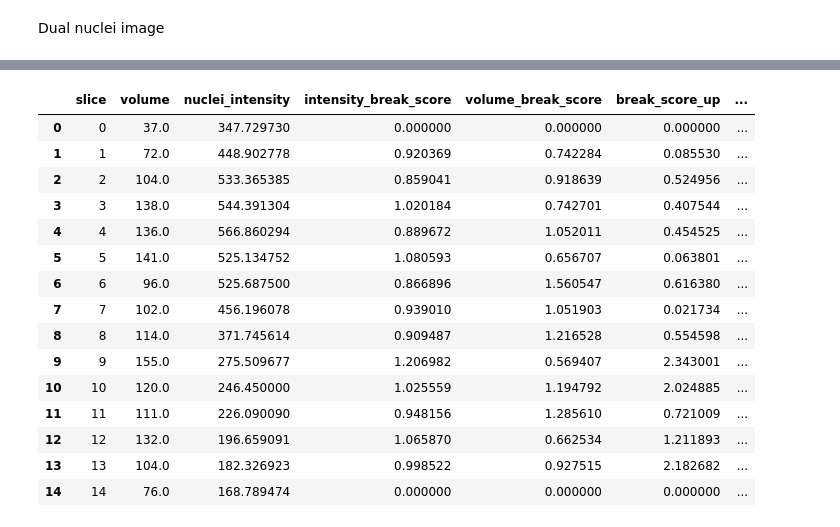
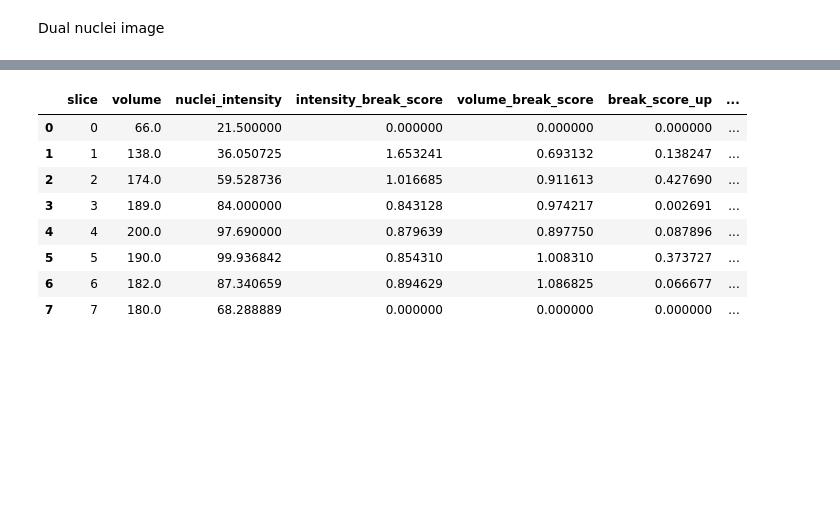
Before and after one commit to SuijkerbuijkLab/NucLogic, a Jupyter notebook: miscellaneous/stitching.ipynb, the cells around one changed output, grey strips where cells are left out. Cells and saved outputs as stored; diff of their text form; code cells hidden in the pictures; blank space fills up the shorter version.

```diff
--- a/miscellaneous/stitching.ipynb
+++ b/miscellaneous/stitching.ipynb
@@ -386,47 +1185,40 @@ def calculate_3d_properties(df_3d_props):
 # %%
 # Method 2: Access the actual list value
-cell = 107
+cell = 79
 intensity = (df_3d_props_fixed[df_3d_props_fixed["3d_label"] == cell][
     "nuclei_intensity"
 ].values[0])
 intensity_break = (df_3d_props_fixed[df_3d_props_fixed["3d_label"] == cell]["intensity_break_score"].values[0])
 volume = df_3d_props_fixed[df_3d_props_fixed["3d_label"] == cell]["volumes"].values[0]
 volume_break = (df_3d_props_fixed[df_3d_props_fixed["3d_label"] == cell]["volumes_break_score"].values[0])
 break_score_up = (df_3d_props_fixed[df_3d_props_fixed["3d_label"] == cell]["break_score_up"].values[0])
 break_score_down = (df_3d_props_fixed[df_3d_props_fixed["3d_label"] == cell]["break_score_down"].values[0])
 final_score = (df_3d_props_fixed[df_3d_props_fixed["3d_label"] == cell]["final_break_score"].values[0])
 
 # create df of this and display
 df_cell_detail = pd.DataFrame(
     {
         "slice": range(len(volume)),
         "volume": volume,
         "nuclei_intensity": intensity,
         "intensity_break_score": intensity_break,
         "volume_break_score": volume_break,
         "break_score_up": break_score_up,
         "break_score_down": break_score_down,
         "final_break_score": final_score,
     }
 )
 
 
 
 display(df_cell_detail)
 # %% [output]
 |  | slice | volume | nuclei_intensity | intensity_break_score | volume_break_score | break_score_up | ... |
-| 0 | 0 | 37.0 | 347.729730 | 0.000000 | 0.000000 | 0.000000 | ... |
-| 1 | 1 | 72.0 | 448.902778 | 0.920369 | 0.742284 | 0.085530 | ... |
-| 2 | 2 | 104.0 | 533.365385 | 0.859041 | 0.918639 | 0.524956 | ... |
-| 3 | 3 | 138.0 | 544.391304 | 1.020184 | 0.742701 | 0.407544 | ... |
-| 4 | 4 | 136.0 | 566.860294 | 0.889672 | 1.052011 | 0.454525 | ... |
-| 5 | 5 | 141.0 | 525.134752 | 1.080593 | 0.656707 | 0.063801 | ... |
-| 6 | 6 | 96.0 | 525.687500 | 0.866896 | 1.560547 | 0.616380 | ... |
-| 7 | 7 | 102.0 | 456.196078 | 0.939010 | 1.051903 | 0.021734 | ... |
-| 8 | 8 | 114.0 | 371.745614 | 0.909487 | 1.216528 | 0.554598 | ... |
-| 9 | 9 | 155.0 | 275.509677 | 1.206982 | 0.569407 | 2.343001 | ... |
-| 10 | 10 | 120.0 | 246.450000 | 1.025559 | 1.194792 | 2.024885 | ... |
-| 11 | 11 | 111.0 | 226.090090 | 0.948156 | 1.285610 | 0.721009 | ... |
-| 12 | 12 | 132.0 | 196.659091 | 1.065870 | 0.662534 | 1.211893 | ... |
-| 13 | 13 | 104.0 | 182.326923 | 0.998522 | 0.927515 | 2.182682 | ... |
-| 14 | 14 | 76.0 | 168.789474 | 0.000000 | 0.000000 | 0.000000 | ... |
+| 0 | 0 | 66.0 | 21.500000 | 0.000000 | 0.000000 | 0.000000 | ... |
+| 1 | 1 | 138.0 | 36.050725 | 1.653241 | 0.693132 | 0.138247 | ... |
+| 2 | 2 | 174.0 | 59.528736 | 1.016685 | 0.911613 | 0.427690 | ... |
+| 3 | 3 | 189.0 | 84.000000 | 0.843128 | 0.974217 | 0.002691 | ... |
+| 4 | 4 | 200.0 | 97.690000 | 0.879639 | 0.897750 | 0.087896 | ... |
+| 5 | 5 | 190.0 | 99.936842 | 0.854310 | 1.008310 | 0.373727 | ... |
+| 6 | 6 | 182.0 | 87.340659 | 0.894629 | 1.086825 | 0.066677 | ... |
+| 7 | 7 | 180.0 | 68.288889 | 0.000000 | 0.000000 | 0.000000 | ... |
```
Also changed, not shown: parts of 25 cells of this notebook, 1 other file.
